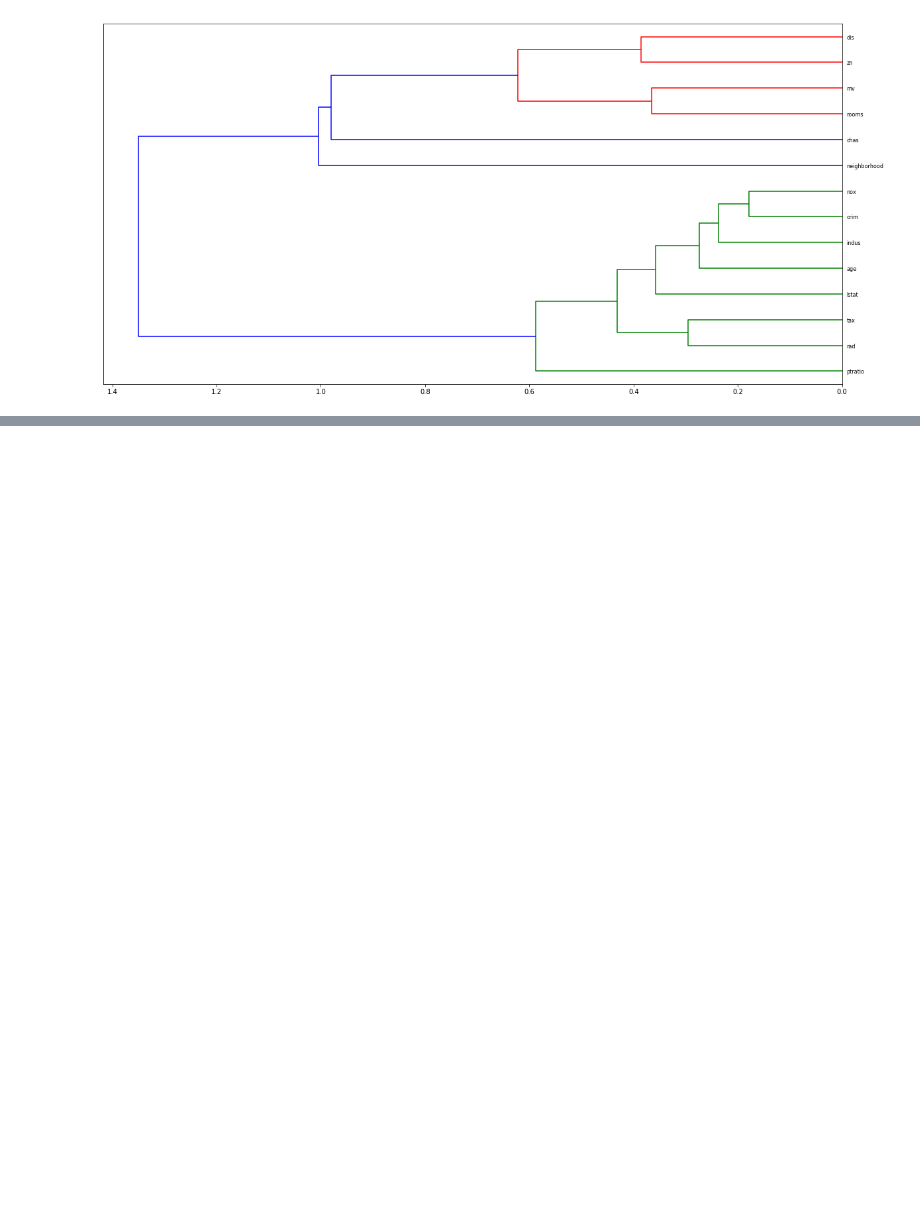
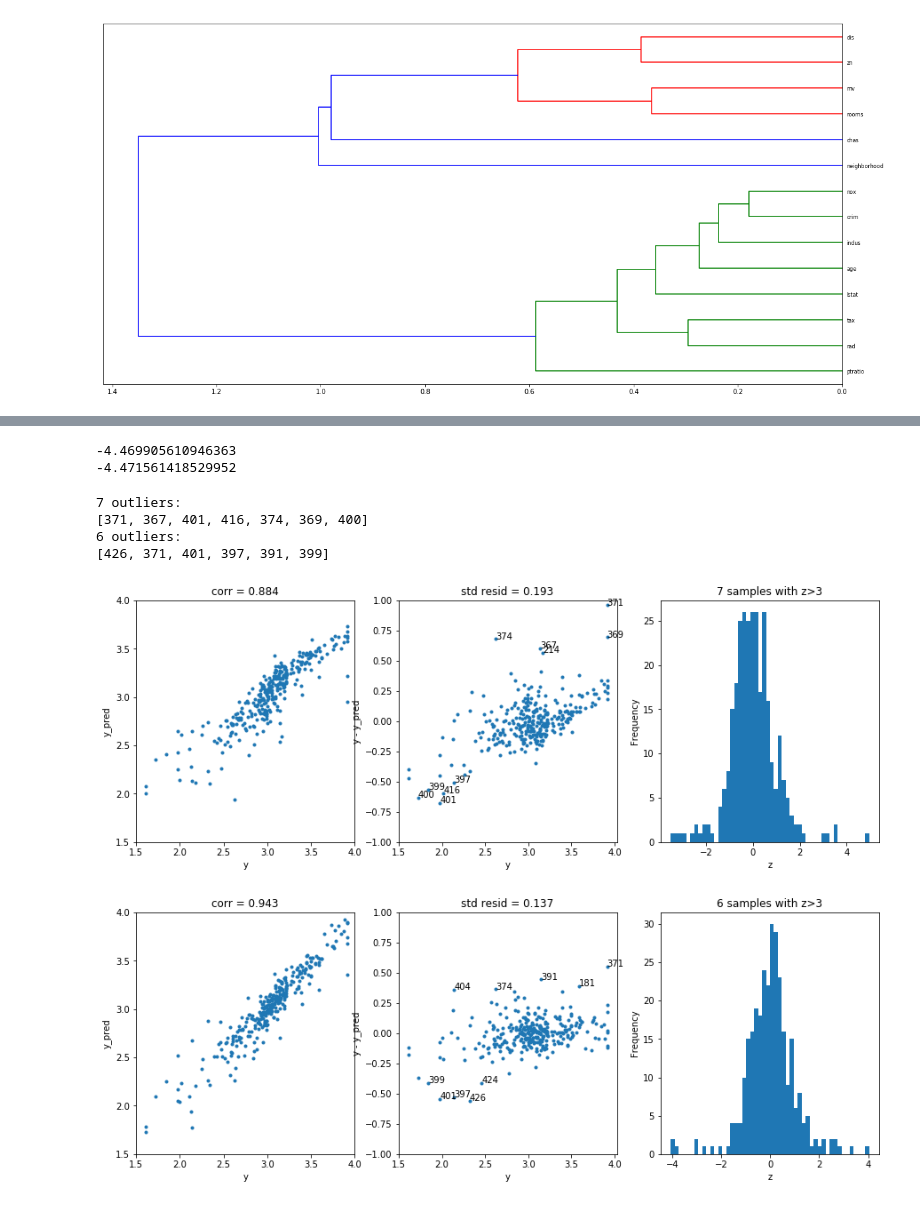
Before and after one commit to GinoWoz1/Learnings, a Jupyter notebook: Boston_Dataset.ipynb, the cells around one changed output, grey strips where cells are left out. Drawn from its saved outputs; the diff is of its cells as text; code cells hidden in the pictures; blank space fills up the shorter version.

```diff
--- a/Boston_Dataset.ipynb
+++ b/Boston_Dataset.ipynb
@@ -666,0 +972,29 @@ df_poly.head(100)
+# %%
+# best rmse was with 45 variables after doing polynomial terms
+# if a simpler model is desired then can use the below since it only has 17 variables
+
+from sklearn.model_selection import cross_val_score
+cross = cross_val_score(elnet_final,X_45[cols],y_train,cv=rkfold,scoring=rmse_cv)
+print(np.mean(cross))
+cross_test = cross_val_score(elnet_final,X_test_poly[cols],y_test,cv=rkfold,scoring=rmse_cv)
+print(np.mean(cross_test))
+# %% [output]
+-4.469905610946363
+-4.471561418529952
+# %%
+## showing residual plots of 2 best models
+
+## residual plots with 11 best variables (2nd best)
+
+residual_plot(elnet_first,X_sc1,y_train)
+
+## residual plots with polynomial features, 45 total ( best model)
+
+residual_plot(elnet_final,X_sc2,y_train)
+# %% [output]
+7 outliers:
+[371, 367, 401, 416, 374, 369, 400]
+6 outliers:
+[426, 371, 401, 397, 391, 399]
+[figure, added]
+[figure, added]
```
Also changed, not shown: parts of 46 cells of this notebook, 1 other file.
